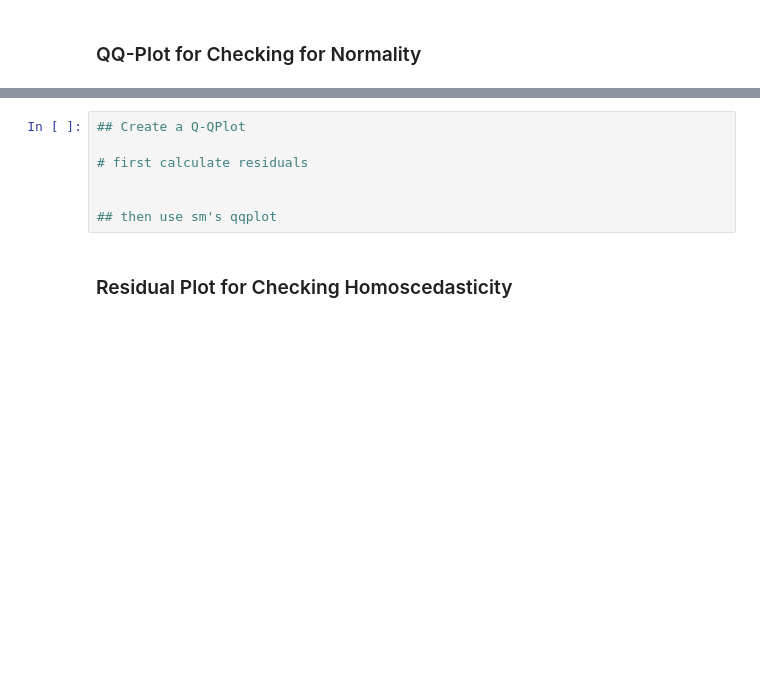
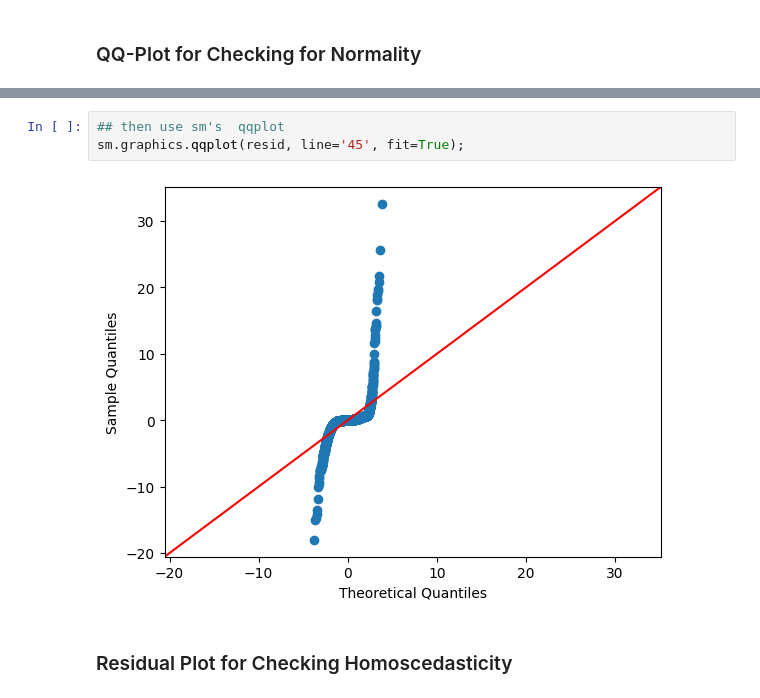
Before and after one commit to coding-dojo-data-science/data-enrichment-linear-regression-with-movies, a Jupyter notebook: Class-Pt1-Pt2_Linear-Regression-with-Movies.ipynb, the cells around one changed output, grey strips where cells are left out. Saved outputs shown, nothing was run; the diff lists cells and outputs as text; blank space fills up the shorter version.

```diff
--- a/Class-Pt1-Pt2_Linear-Regression-with-Movies.ipynb
+++ b/Class-Pt1-Pt2_Linear-Regression-with-Movies.ipynb
@@ -803,10 +868,8 @@ result.summary()
 # %%
-## Create a Q-QPlot
-
-# first calculate residuals
-
-
-## then use sm's qqplot
+## then use sm's  qqplot
+sm.graphics.qqplot(resid, line='45', fit=True);
+# %% [output]
+[figure, added]
 # %% [markdown]
 ### Residual Plot for Checking Homoscedasticity
 # %%
```
Also changed, not shown: parts of 44 cells of this notebook, 2 other files.
